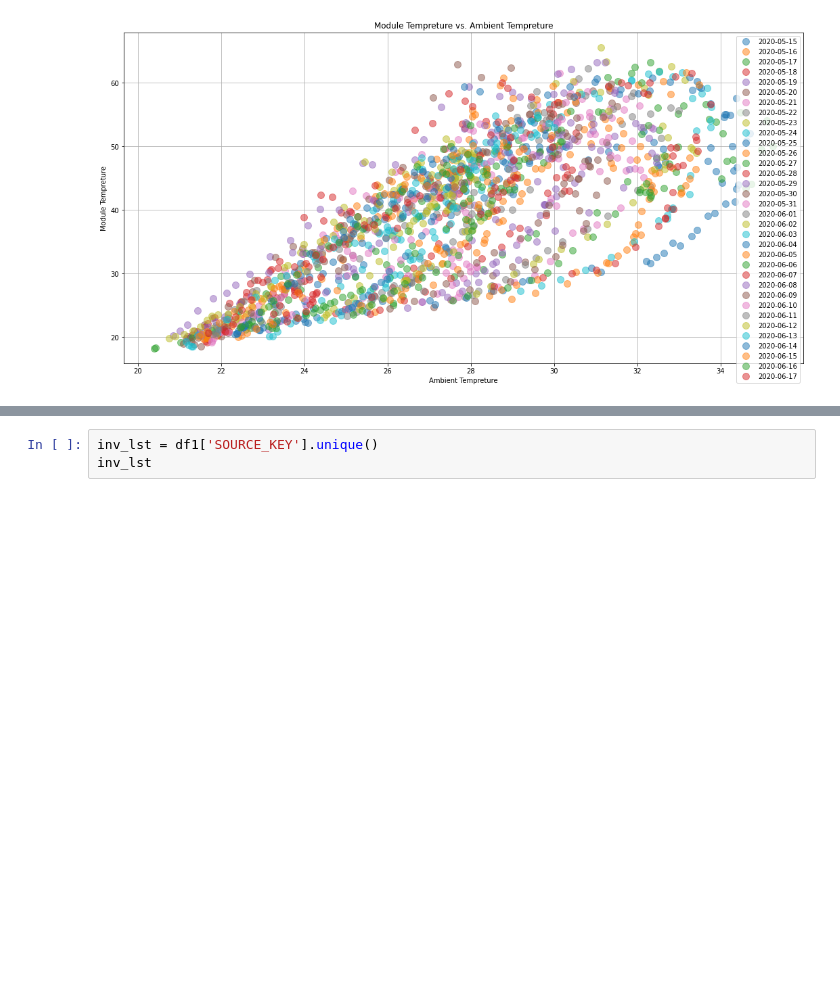
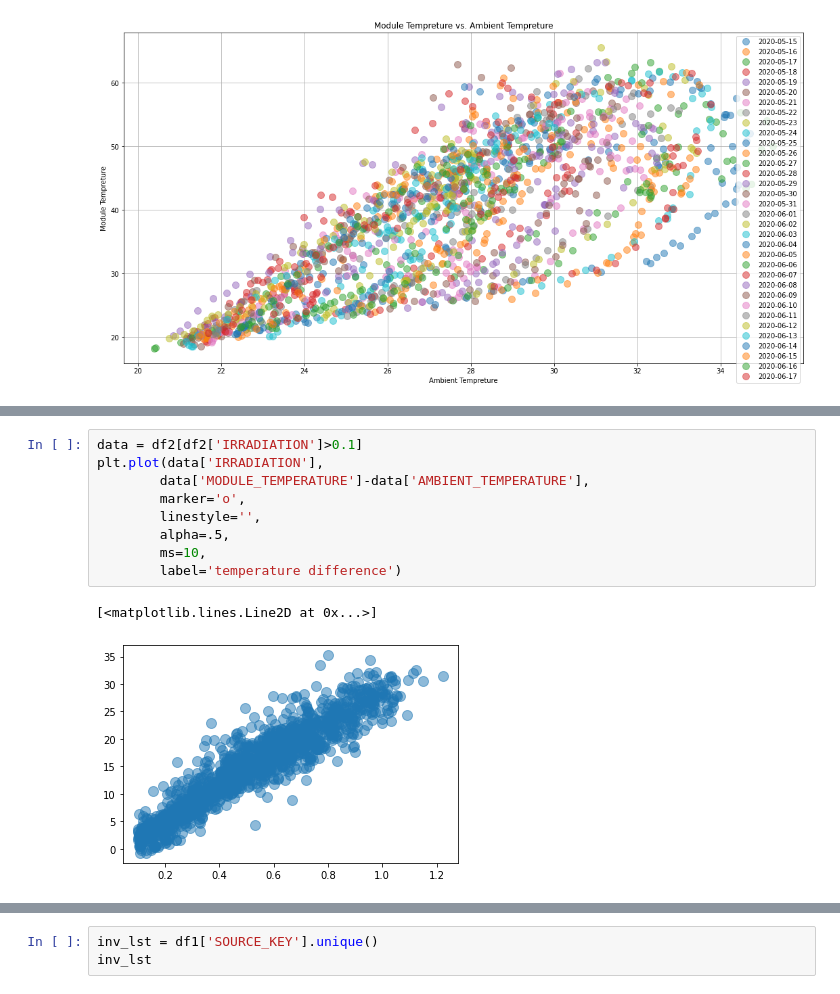
Before and after one commit to diazoniclabs/Machine-Learning-using-sklearn, a Jupyter notebook: Visualization_SImple_Time_Series.ipynb, the cells around one changed output, grey strips where cells are left out. Saved outputs shown, nothing was run; the diff lists cells and outputs as text; blank space fills up the shorter version.

```diff
--- a/Visualization_SImple_Time_Series.ipynb
+++ b/Visualization_SImple_Time_Series.ipynb
@@ -259,2 +288,14 @@ plt.show()
+# %%
+data = df2[df2['IRRADIATION']>0.1]
+plt.plot(data['IRRADIATION'],
+        data['MODULE_TEMPERATURE']-data['AMBIENT_TEMPERATURE'],
+        marker='o',
+        linestyle='',
+        alpha=.5,
+        ms=10,
+        label='temperature difference')
+# %% [output]
+[<matplotlib.lines.Line2D at 0x...>]
+[figure, added]
 # %%
 df1 = pd.read_csv('/content/drive/My Drive/Diazonic Files/Python for Kids - DataScience/Archive 2/Archive/Plant_1_Generation_Data.csv')
```
Also changed, not shown: parts of 32 cells of this notebook.
